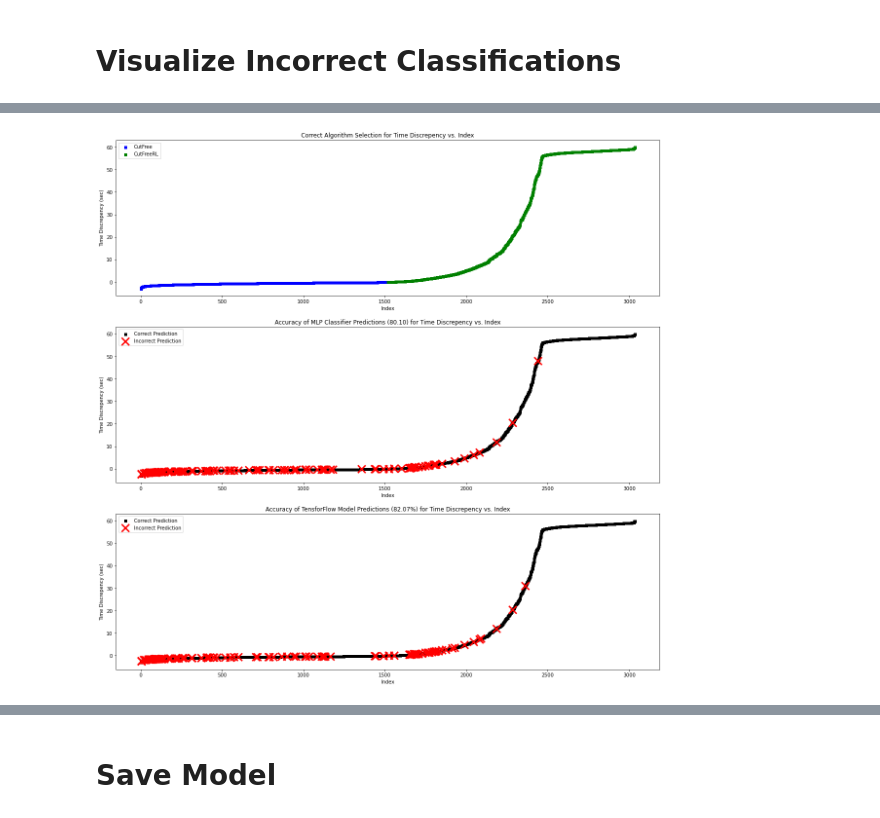
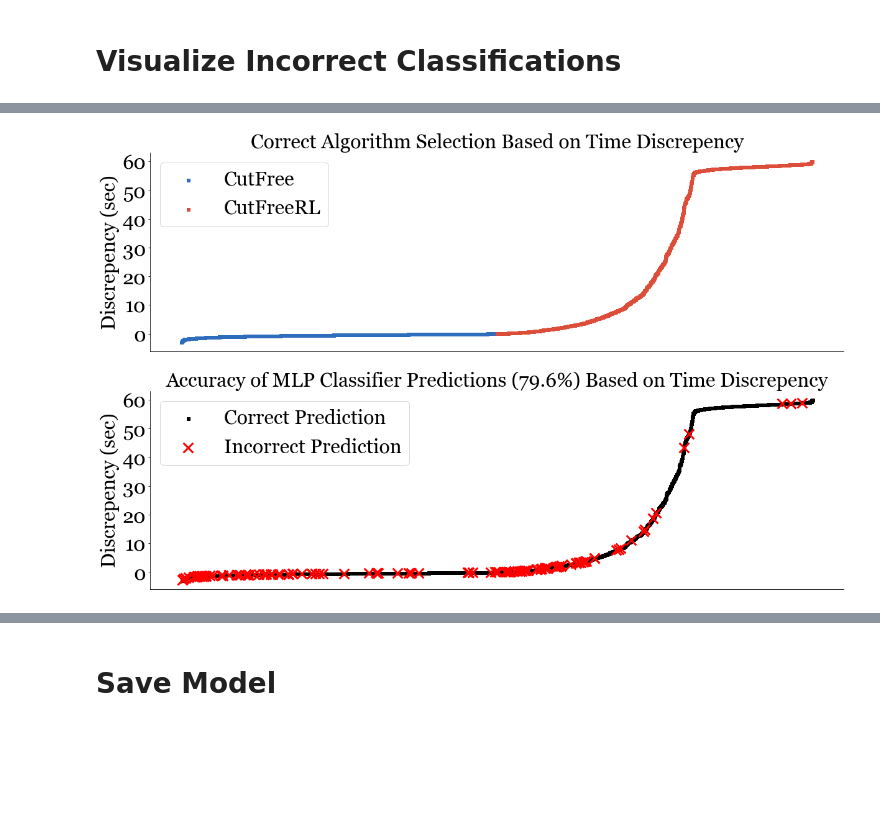
Before and after one commit to wrickord/CutFree, a Jupyter notebook: cutfree-models/CutFree-Algorithm-Classification.ipynb, the cells around one changed output, grey strips where cells are left out. Saved outputs shown, nothing was run; the diff lists cells and outputs as text; code cells hidden in the pictures; blank space fills up the shorter version.

Commit message:
Fixed runtime classifier, ensemble model testing, CutFree complete

```diff
--- a/cutfree-models/CutFree-Algorithm-Classification.ipynb
+++ b/cutfree-models/CutFree-Algorithm-Classification.ipynb
@@ -269,10 +263,11 @@ plt.show()
 ### MLP Classifier NN
 # %%
 class_NN = MLPClassifier(
-    hidden_layer_sizes=(32, 32, 32, 32, 32),
+    hidden_layer_sizes=(128),
+    batch_size=32,
     activation='tanh',
     solver='adam',
-    alpha=0.0001,
+    alpha=1e-5,
     learning_rate='adaptive',
     max_iter=1000,
     verbose=0,
@@ -365,30 +364,50 @@ df_total.head()
+# %%
+rgb = []
+for _ in df_total[df_total.Algorithm==0].index:
+    c = [46/255, 108/255 , 190/255]
+    rgb.append(c)
+
+rgb2 = []
+for _ in df_total[df_total.Algorithm==1].index:
+    c = [220/255, 77/255 , 58/255]
+    rgb2.append(c)
+# %%
+import matplotlib.font_manager as font_manager
+gfont = {'fontname':'Georgia'}
+font = font_manager.FontProperties(family='Georgia', style='normal', size=32)
 # %%
 plt.figure(figsize=(20,20))
 
 plt.subplot(311)
+
 plt.scatter(
     df_total[df_total.Algorithm==0].index, df_total[df_total.Algorithm==0].Discrepency,
-    c ="blue",
+    c = rgb,
     linewidths = 1,
     marker ="s",
     s = 25)
 
 plt.scatter(
     df_total[df_total.Algorithm==1].index, df_total[df_total.Algorithm==1].Discrepency,
-    c ="green",
+    c =rgb2,
     linewidths = 1,
     marker ="s",
     s = 25)
 
-plt.title("Correct Algorithm Selection for Time Discrepency vs. Index")
-plt.xlabel("Index")
-plt.ylabel("Time Discrepency (sec)")
-plt.legend(["CutFree", "CutFreeRL"])
+plt.title("Correct Algorithm Selection Based on Time Discrepency", fontsize=32, **gfont)
+plt.ylabel("Discrepency (sec)", fontsize=32, **gfont)
+plt.legend(["CutFree", "CutFreeRL"], prop=font)
+ax = plt.gca()
+plt.xticks(fontsize=32, **gfont)
+plt.yticks(fontsize=32, **gfont)
+ax.get_xaxis().set_visible(False)
+ax.spines.right.set_visible(False)
+ax.spines.top.set_visible(False)
 
 plt.subplot(312)
 plt.scatter(
     df_total[df_total.Prediction==1].index, df_total[df_total.Prediction==1].Discrepency,
-    c ="black",
+    c = "k",
     linewidths = 1,
     marker ="s",
     s = 25)
@@ -400,28 +419,33 @@ plt.scatter(
     marker ="x",
     s = 250)
 
-plt.title(f"Accuracy of MLP Classifier Predictions ({mlp_acc:.2f}) for Time Discrepency vs. Index")
-plt.xlabel("Index")
-plt.ylabel("Time Discrepency (sec)")
-plt.legend(["Correct Prediction", "Incorrect Prediction"])
+plt.title(f"Accuracy of MLP Classifier Predictions ({mlp_acc:.1f}%) Based on Time Discrepency", fontsize=32, **gfont)
+plt.ylabel("Discrepency (sec)", fontsize=32, **gfont)
+plt.legend(["Correct Prediction", "Incorrect Prediction"], prop=font)
+ax = plt.gca()
+plt.xticks(fontsize=32, **gfont)
+plt.yticks(fontsize=32, **gfont)
+ax.get_xaxis().set_visible(False)
+ax.spines.right.set_visible(False)
+ax.spines.top.set_visible(False)
 
-plt.subplot(313)
-plt.scatter(
-    df_total_tf[df_total_tf.Prediction==1].index, df_total_tf[df_total_tf.Prediction==1].Discrepency,
-    c ="black",
-    linewidths = 1,
-    marker ="s",
-    s = 25)
+# plt.subplot(313)
+# plt.scatter(
+#     df_total_tf[df_total_tf.Prediction==1].index, df_total_tf[df_total_tf.Prediction==1].Discrepency,
+#     c ="black",
+#     linewidths = 1,
+#     marker ="s",
+#     s = 25)
 
-plt.scatter(
-    df_total_tf[df_total_tf.Prediction==0].index, df_total_tf[df_total_tf.Prediction==0].Discrepency,
-    c ="red",
-    linewidths = 3,
-    marker ="x",
-    s = 250)
+# plt.scatter(
+#     df_total_tf[df_total_tf.Prediction==0].index, df_total_tf[df_total_tf.Prediction==0].Discrepency,
+#     c ="red",
+#     linewidths = 3,
+#     marker ="x",
+#     s = 250)
 
-plt.title(f"Accuracy of TensforFlow Model Predictions ({tf_acc:.2f}%) for Time Discrepency vs. Index")
-plt.xlabel("Index")
-plt.ylabel("Time Discrepency (sec)")
-plt.legend(["Correct Prediction", "Incorrect Prediction"])
+# plt.title(f"Accuracy of TensforFlow Model Predictions ({tf_acc:.2f}%) for Time Discrepency vs. Index")
+# plt.xlabel("Index")
+# plt.ylabel("Time Discrepency (sec)")
+# plt.legend(["Correct Prediction", "Incorrect Prediction"])
 # %% [output]
@@ -429 +452 @@ plt.legend(["Correct Prediction", "Incorrect Prediction"])
-[figure, old version]
+[figure, new version]
```
Also changed, not shown: parts of 42 cells of this notebook, 12 other files.
